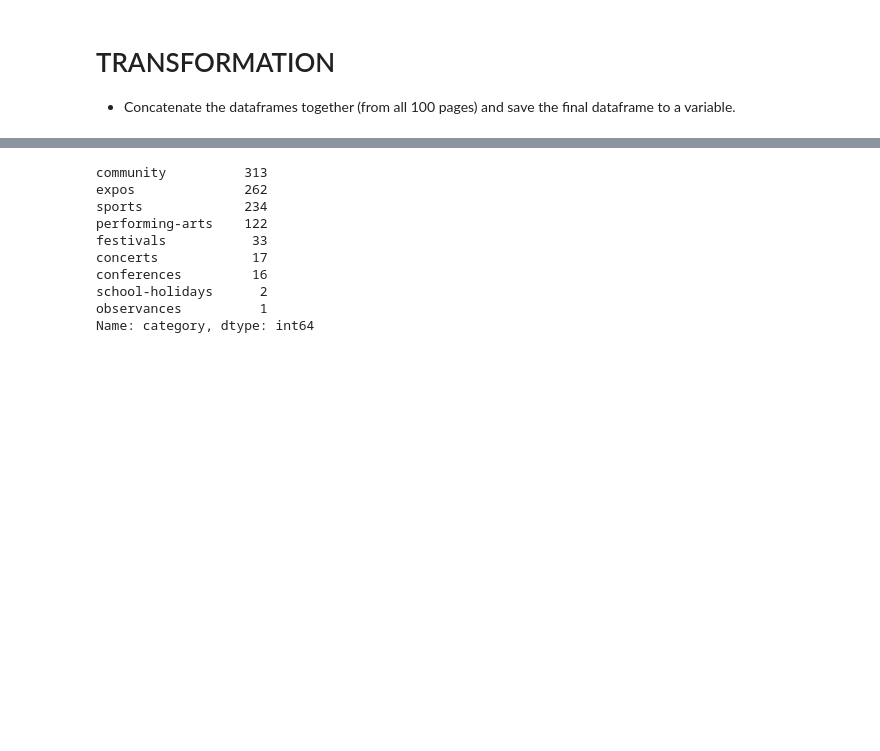
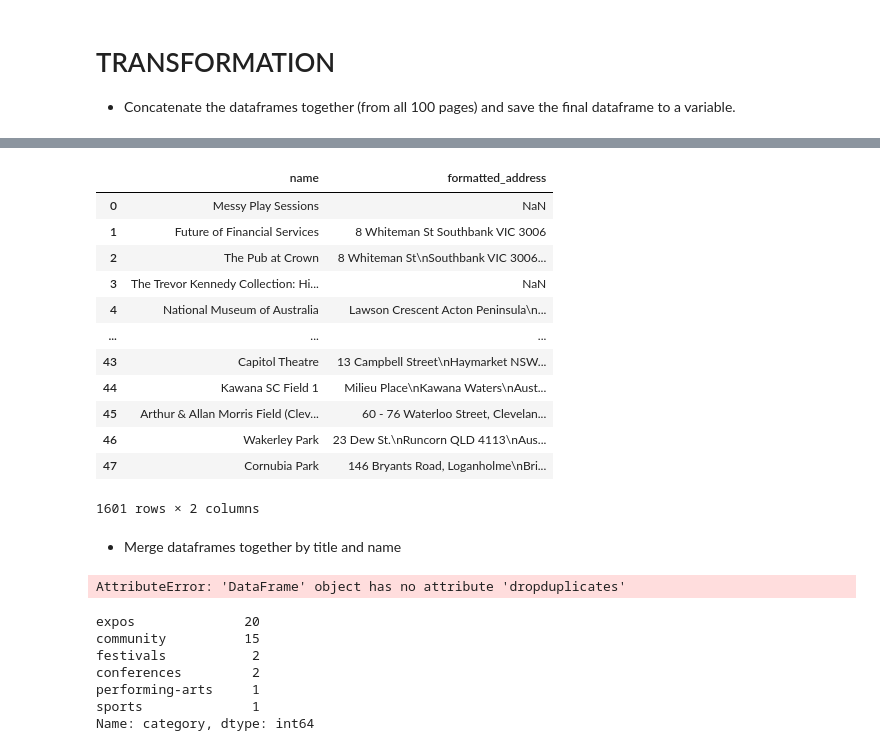
Before and after one commit to annabelcheong/project2, a Jupyter notebook: events.ipynb, the cells around one changed output, grey strips where cells are left out. Saved outputs shown, nothing was run; the diff lists cells and outputs as text; code cells hidden in the pictures; blank space fills up the shorter version.

```diff
--- a/events.ipynb
+++ b/events.ipynb
@@ -108,8 +108,8 @@ print('-----------------')
 ]
 -----------------
 # %%
-f_address_df = pd.json_normalize(data1,['entities'], errors='ignore')
-f_address_df.head(20)
+address_df = pd.json_normalize(data1,['entities'], errors='ignore')
+address_df.head(20)
 # %% [output]
 |  | entity_id | name | type | category | labels | formatted_address |
 | 0 | Dn7bwAXxAEg29PzwifNf5V | Messy Play Sessions | event-group | community | [community, event-group, recurring] | NaN |
@@ -272,14 +285,47 @@ entries_df
+# %%
+# Concatenate all the dictionaries within list "address_entries".
+# i.e. Convert list to contain the data in the 1 dictionary.
+# Save into variable "address_entries_df"
+address_entries_df = pd.concat(address_entries)
+address_entries_df
+
+# Replace fields which a blank with NaN value
+nan_value = float("NaN")
+address_entries_df.replace("", nan_value, inplace=True)
+
+address_entries_df.dropna(subset = ["name"], inplace=True)
+address_entries_df
+# %% [output]
+|  | name | formatted_address |
+| 0 | Messy Play Sessions | NaN |
+| 1 | Future of Financial Services | 8 Whiteman St Southbank VIC 3006 |
+| 2 | The Pub at Crown | 8 Whiteman St\nSouthbank VIC 3006... |
+| 3 | The Trevor Kennedy Collection: Hi... | NaN |
+| 4 | National Museum of Australia | Lawson Crescent Acton Peninsula\n... |
+| ... | ... | ... |
+| 43 | Capitol Theatre | 13 Campbell Street\nHaymarket NSW... |
+| 44 | Kawana SC Field 1 | Milieu Place\nKawana Waters\nAust... |
+| 45 | Arthur & Allan Morris Field (Clev... | 60 - 76 Waterloo Street, Clevelan... |
+| 46 | Wakerley Park | 23 Dew St.\nRuncorn QLD 4113\nAus... |
+| 47 | Cornubia Park | 146 Bryants Road, Loganholme\nBri... |
+1601 rows × 2 columns
+# %% [markdown]
+- Merge dataframes together by title and name
+# %%
+ # At this stage, there are 2 dataframes, both with 1000 entries.
+    # Merge dataframes by title and name. (events_df contain col heading 'title', f_address_df contain col heading 'name')
+    events_final_df = pd.merge(events_entries_df, address_entries_df, how="left", left_on="title", right_on="name")
+    events_final_df.dropduplicates()
+# %% [output]
+AttributeError: 'DataFrame' object has no attribute 'dropduplicates'
 # %%
 # Analyse the category types and entries within each category.
-entries_df['category'].value_counts()
+events_final_df['category'].value_counts()
 # %% [output]
-community          313
-expos              262
-sports             234
-performing-arts    122
-festivals           33
-concerts            17
-conferences         16
-school-holidays      2
-observances          1
+expos              20
+community          15
+festivals           2
+conferences         2
+performing-arts     1
+sports              1
 Name: category, dtype: int64
```
Also changed, not shown: parts of 3 cells of this notebook.
